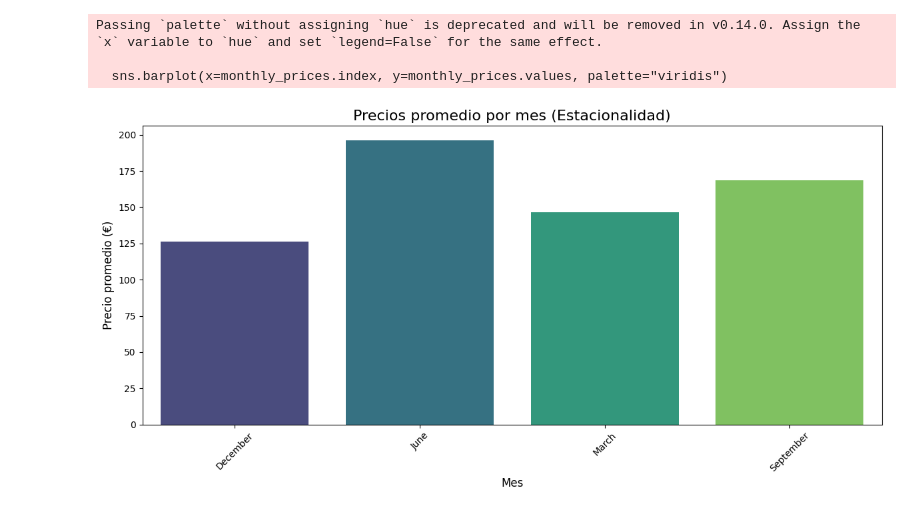
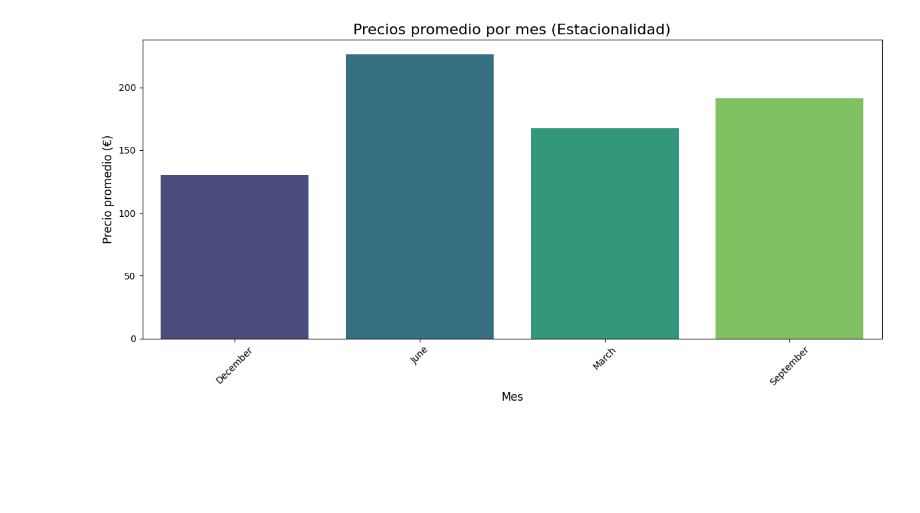
Before and after one commit to AlbrtttoTorres/DS_ONLINE_THEBRIDGE_ATC, a Jupyter notebook: Project_Break_EDA/BarnaConjunto.ipynb, the cells around one changed output. Saved outputs shown, nothing was run; the diff lists cells and outputs as text; code cells hidden in the pictures; blank space fills up the shorter version.

```diff
--- a/Project_Break_EDA/BarnaConjunto.ipynb
+++ b/Project_Break_EDA/BarnaConjunto.ipynb
@@ -40,19 +20,23 @@ memory usage: 10.9+ MB
+# %%
+df_concatenado_Barcelona_copia = df_concatenado_Barcelona_copia.dropna()
 # %%
-
 # Calcular precios promedio por mes
 monthly_prices = df_concatenado_Barcelona_copia.groupby('month')['price'].mean()
 
 # Visualización de precios promedio por mes
 plt.figure(figsize=(12, 6))
-sns.barplot(x=monthly_prices.index, y=monthly_prices.values, palette="viridis")
+
+# Usar un 'hue' para asociar el color, aunque no es necesario en este caso
+sns.barplot(x=monthly_prices.index, y=monthly_prices.values, hue=monthly_prices.index, palette="viridis", legend=False)
+
+# Títulos y etiquetas
 plt.title("Precios promedio por mes (Estacionalidad)", fontsize=16)
 plt.xlabel("Mes", fontsize=12)
 plt.ylabel("Precio promedio (€)", fontsize=12)
 plt.xticks(rotation=45)
+
+# Ajuste del diseño
 plt.tight_layout()
 plt.show()
 # %% [output]
-Passing `palette` without assigning `hue` is deprecated and will be removed in v0.14.0. Assign the `x` variable to `hue` and set `legend=False` for the same effect.
-
-  sns.barplot(x=monthly_prices.index, y=monthly_prices.values, palette="viridis")
-[figure, old version]
+[figure, new version]
```
Also changed, not shown: parts of 3 cells of this notebook, 14 other files.
